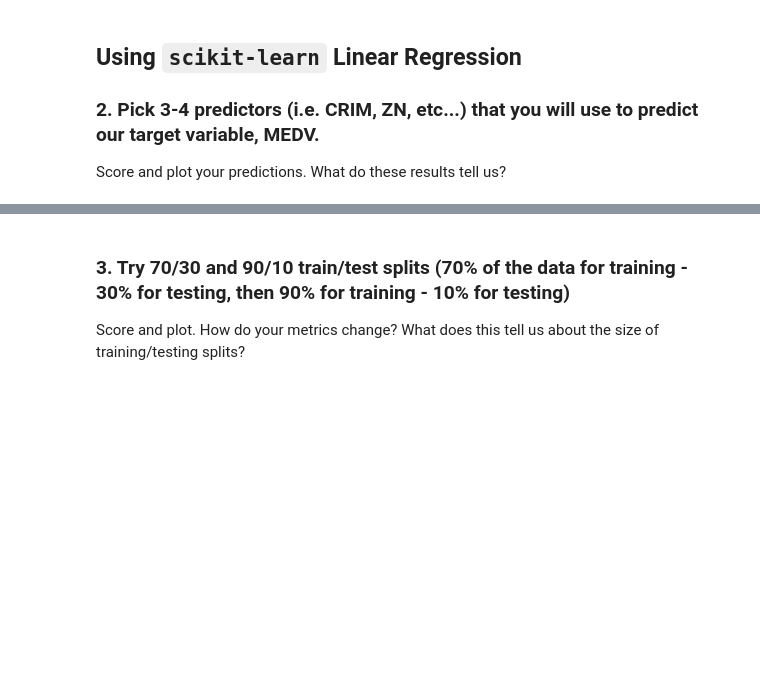
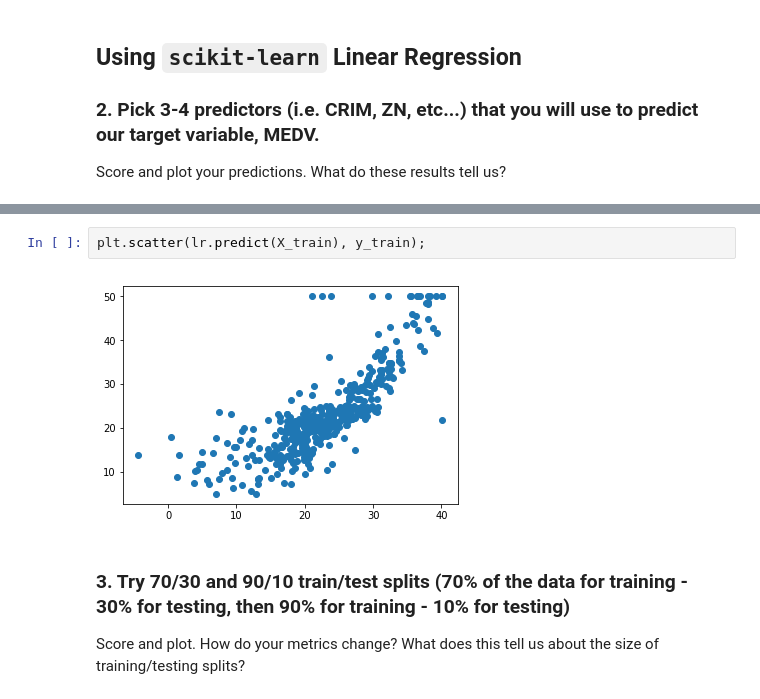
Before and after one commit to alphalex/DAT-06-24, a Jupyter notebook: projects/required/project-housing-data/linreg-and-knn/project-linreg-and-knn.ipynb, the cells around one changed output, grey strips where cells are left out. Saved outputs shown, nothing was run; the diff lists cells and outputs as text; blank space fills up the shorter version.

```diff
--- a/projects/required/project-housing-data/linreg-and-knn/project-linreg-and-knn.ipynb
+++ b/projects/required/project-housing-data/linreg-and-knn/project-linreg-and-knn.ipynb
@@ -100,3 +250,7 @@ Score and plot your predictions. What do these results tell us?
+# %%
+plt.scatter(lr.predict(X_train), y_train);
+# %% [output]
+[figure, added]
 # %% [markdown]
 ### 3. Try 70/30 and 90/10 train/test splits (70% of the data for training - 30% for testing, then 90% for training - 10% for testing)
 Score and plot. How do your metrics change? What does this tell us about the size of training/testing splits?
```
Also changed, not shown: parts of 26 cells of this notebook, 2 other files.
